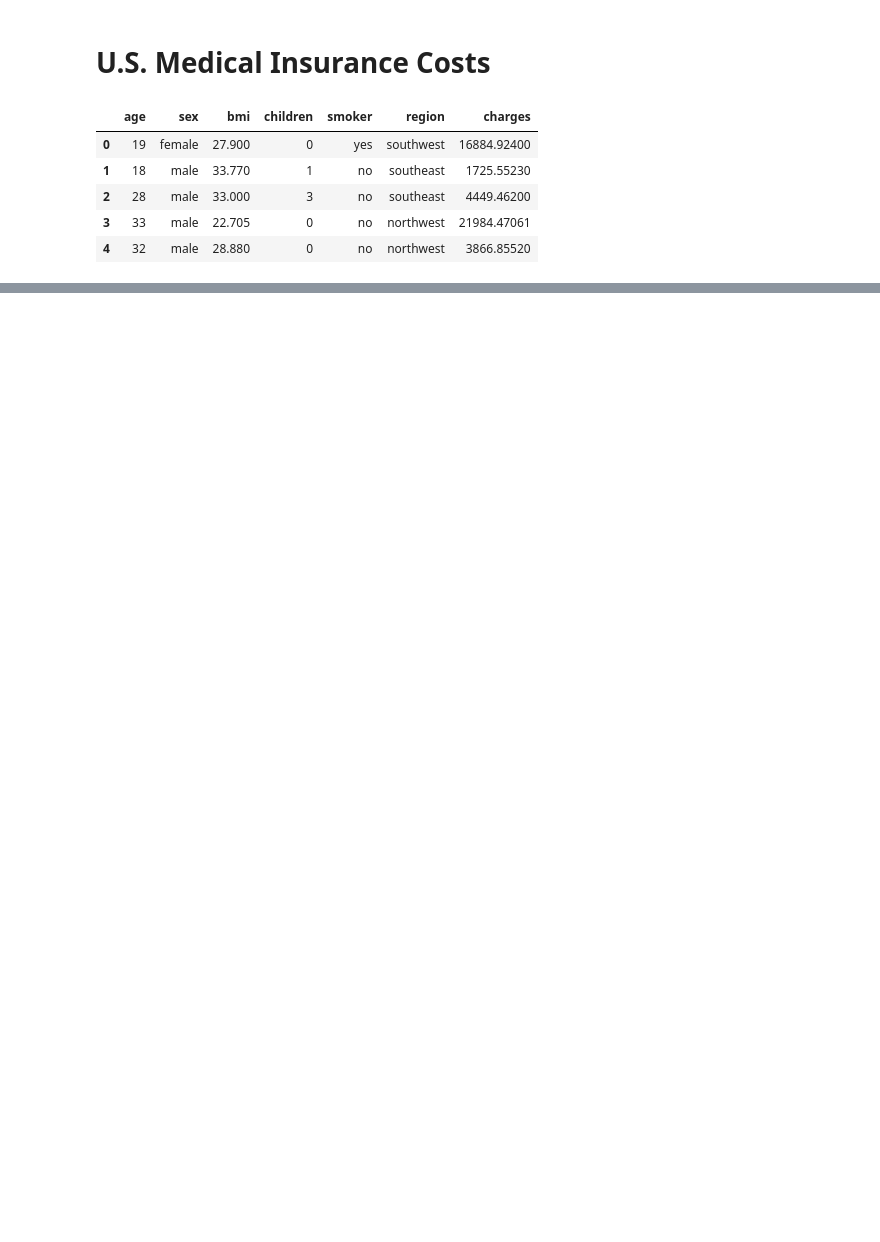
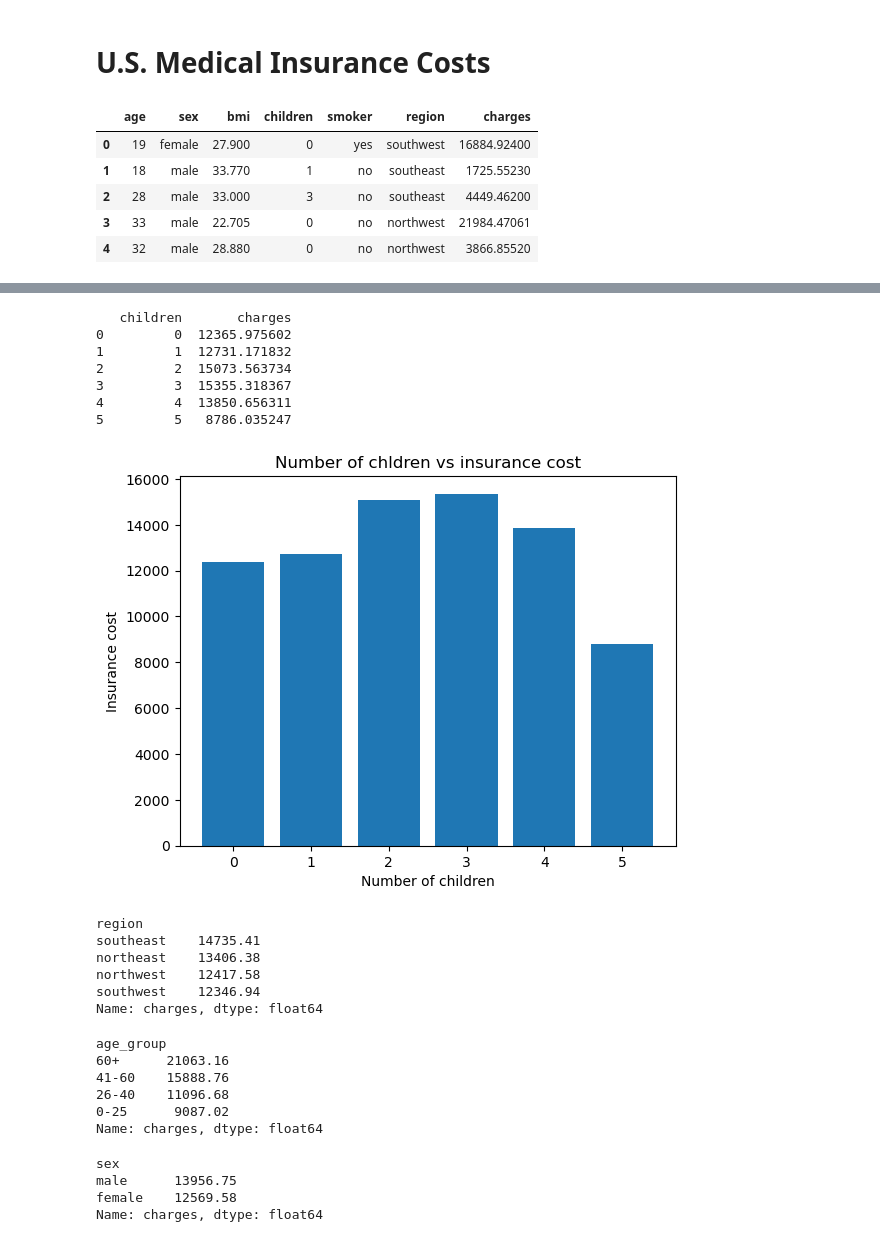
Before and after one commit to CloudWalker26/U.S.-Medical-Insurance-Costs, a Jupyter notebook: python-portfolio-project-starter-files/us-medical-insurance-costs.ipynb, the cells around one changed output, grey strips where cells are left out. Drawn from its saved outputs; the diff is of its cells as text; code cells hidden in the pictures; blank space fills up the shorter version.

```diff
--- a/python-portfolio-project-starter-files/us-medical-insurance-costs.ipynb
+++ b/python-portfolio-project-starter-files/us-medical-insurance-costs.ipynb
@@ -20,0 +129,53 @@ df.head()
+# %%
+# Avg cost of Insurance based on the number of children
+insurance_cost_based_on_children=df.groupby(['children']).charges.mean().reset_index()
+print(insurance_cost_based_on_children)
+
+list_of_charges=insurance_cost_based_on_children.values.tolist()
+charges_list=[]
+for i in range(len(list_of_charges)):
+    charges_list.append(list_of_charges[i][1])
+
+plt.bar(range(len(charges_list)), charges_list)
+# sns.barplot(x="children", y="charges", data = df)
+plt.title('Number of chldren vs insurance cost')
+plt.xlabel('Number of children')
+plt.ylabel('Insurance cost')
+plt.show()
+# %% [output]
+   children       charges
+0         0  12365.975602
+1         1  12731.171832
+2         2  15073.563734
+3         3  15355.318367
+4         4  13850.656311
+5         5   8786.035247
+[figure, added]
+# %%
+# Avg insurance cost in different region
+df.groupby(['region']).charges.mean().round(2).sort_values(ascending=False)
+# %% [output]
+region
+southeast    14735.41
+northeast    13406.38
+northwest    12417.58
+southwest    12346.94
+Name: charges, dtype: float64
+# %%
+# Avg insurance cost in based on age group
+df.groupby(['age_group']).charges.mean().round(2).sort_values(ascending=False)
+# %% [output]
+age_group
+60+      21063.16
+41-60    15888.76
+26-40    11096.68
+0-25      9087.02
+Name: charges, dtype: float64
+# %%
+# Insurance cost based on Sex
+df.groupby(['sex']).charges.mean().round(2).sort_values(ascending=False)
+# %% [output]
+sex
+male      13956.75
+female    12569.58
+Name: charges, dtype: float64
```
Also changed, not shown: parts of 10 cells of this notebook.
